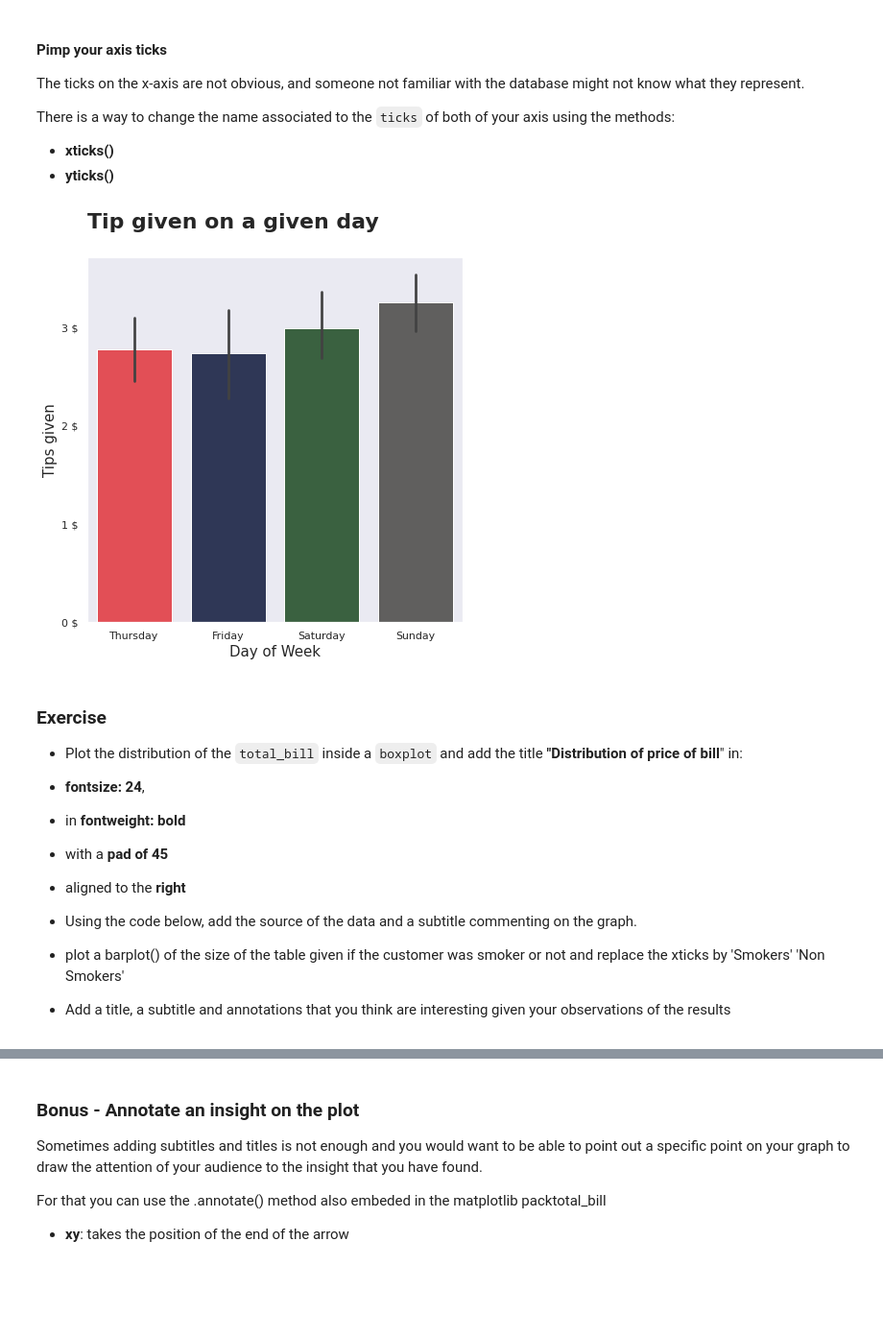
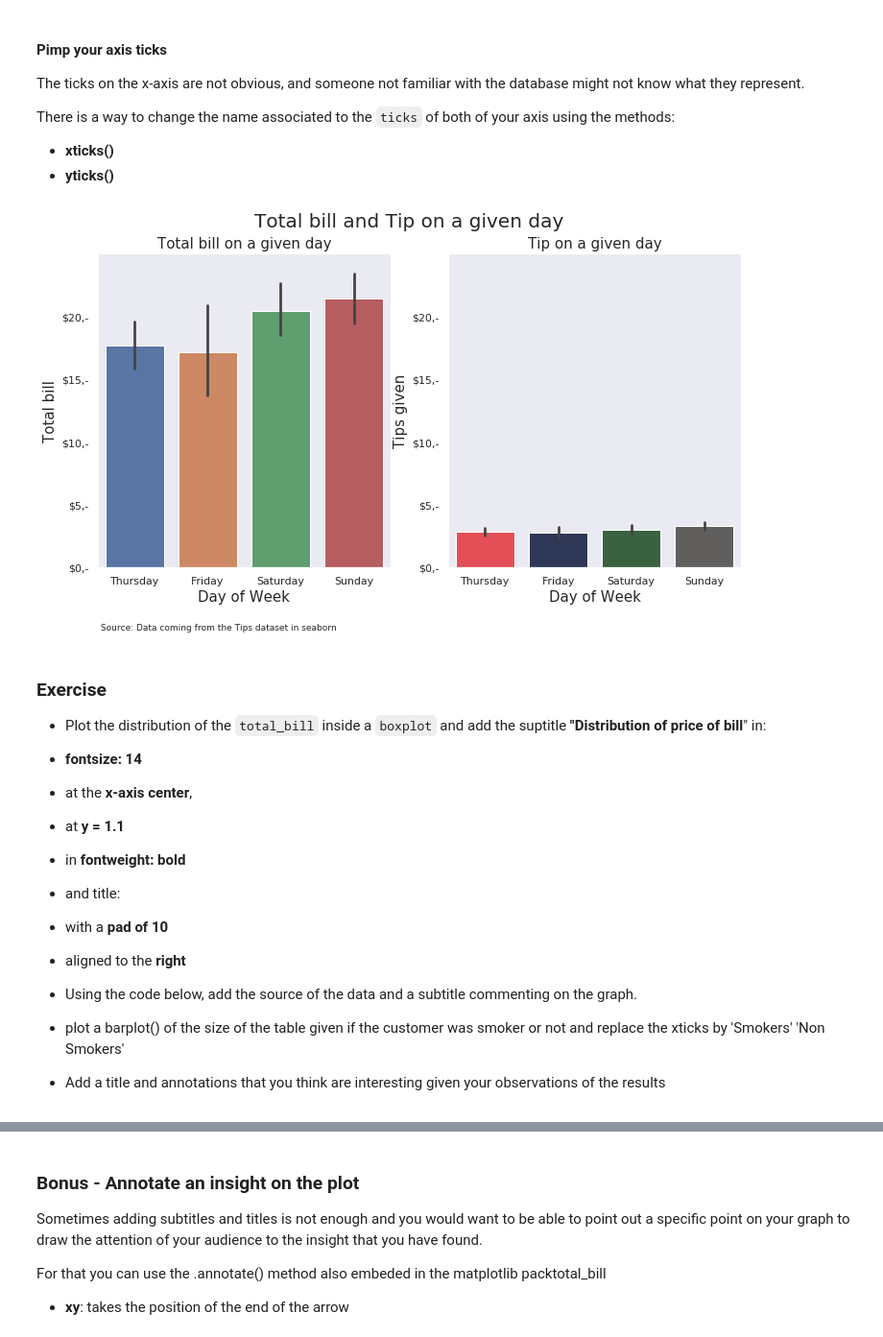
Before and after one commit to ReDI-School/data-analytics, a Jupyter notebook: Class material/Class-09_How_to_customize_your_graphs/09-How_to_customize_your_visualisation.ipynb, the cells around one changed output, grey strips where cells are left out. Shown at 96% size. Drawn from its saved outputs; the diff is of its cells as text; code cells hidden in the pictures; blank space fills up the shorter version.

Commit message:
Add subplots and change usage of suptitle

```diff
--- a/Class material/Class-09_How_to_customize_your_graphs/09-How_to_customize_your_visualisation.ipynb
+++ b/Class material/Class-09_How_to_customize_your_graphs/09-How_to_customize_your_visualisation.ipynb
@@ -199,0 +240,5 @@ plt.show()
+# %%
+# Alternative syntax, that can also be used with matplotlib
+ax = sns.barplot(x="day", y="tip", data=tips, palette = my_own_palette)
+ax.set_title('Average tip given on a given day')
+plt.show()
@@ -279,34 +365,56 @@ There is a way to change the name associated to the `ticks` of both of your axis
 * **xticks()**
 * **yticks()**
 # %%
-plt.figure(figsize = (7,7))
-sns.barplot(x="day", y="tip", data=tips, palette = my_own_palette)
-plt.title('Tip given on a given day', loc = 'left', pad= 30, fontsize=22, fontweight="bold" )
-# plt.suptitle('Sunday have higher tips', x = 0.53, y = 0.93)
-# plt.text(s=' Source: Data coming from the Tips dataset in seaborn', x = -0.5, y = -1, fontsize = 9)
-plt.xlabel('Day of Week',
-           fontsize = 15)
-plt.ylabel('Tips given',
-           fontsize = 15)
-# Change the x-ticks
-plt.xticks([0,1,2,3],['Thursday','Friday','Saturday','Sunday'])
-plt.yticks(np.arange(0,4,1),
-           ['{} $'.format(i) for i in np.arange(0,4,1)])
+fig, axes = plt.subplots(1, 2, figsize=(12, 6))
+
+sns.barplot(x="day", y="total_bill", data=tips, ax=axes[0])
+axes[0].set_ylim(0, 25)
+axes[0].set_title('Total bill on a given day', fontsize=15)
+
+sns.barplot(x="day", y="tip", data=tips, palette=my_own_palette, ax=axes[1])
+axes[1].set_ylim(0, 25)
+axes[1].set_title('Tip on a given day', fontsize=15)
+
+# Add source description
+axes[0].text(s=' Source: Data coming from the Tips dataset in seaborn', x=-.5, y=-5, fontsize=9)
+
+plt.suptitle("Total bill and Tip on a given day", fontsize=20)
+
+# Setup axis labels
+axes[0].set_xlabel('Day of Week', fontsize = 15)
+axes[0].set_ylabel('Total bill', fontsize = 15)
+axes[1].set_xlabel('Day of Week', fontsize = 15)
+axes[1].set_ylabel('Tips given', fontsize = 15)
+
+for ax in axes:
+    # Change the x-ticks
+    ax.set_xticks([0,1,2,3])
+    ax.set_xticklabels(['Thursday','Friday','Saturday','Sunday'])
+
+    # Change the y-ticks
+    ax.set_yticks(np.arange(0,25,5))
+    ax.set_yticklabels(['${},-'.format(i) for i in np.arange(0,25,5)])
+
+# Bonus: Use subplots_adjust to create more space between the subplots
+# plt.subplots_adjust(hspace=.2, wspace=.4, top=.8)
 plt.show()
 # %% [output]
-[figure, old version]
+[figure, new version]
 # %% [markdown]
 ### Exercise
-* Plot the distribution of the `total_bill` inside a `boxplot` and add the title **"Distribution of price of bill**" in:
- * **fontsize: 24**,
+* Plot the distribution of the `total_bill` inside a `boxplot` and add the suptitle **"Distribution of price of bill**" in:
+ * **fontsize: 14**
+ * at the **x-axis center**,
+ * at **y = 1.1**
  * in **fontweight: bold**
- * with a **pad of 45**
+* and title:
+ * with a **pad of 10**
  * aligned to the **right**
 
 * Using the code below, add the source of the data and a subtitle commenting on the graph.
 
 * plot a barplot() of the size of the table given if the customer was smoker or not and replace the xticks by 'Smokers' 'Non Smokers'
 
-* Add a title, a subtitle and annotations that you think are interesting given your observations of the results
+* Add a title and annotations that you think are interesting given your observations of the results
 # %%
 sns.boxplot(x='total_bill',data=tips)
```
Also changed, not shown: parts of 24 cells of this notebook.
